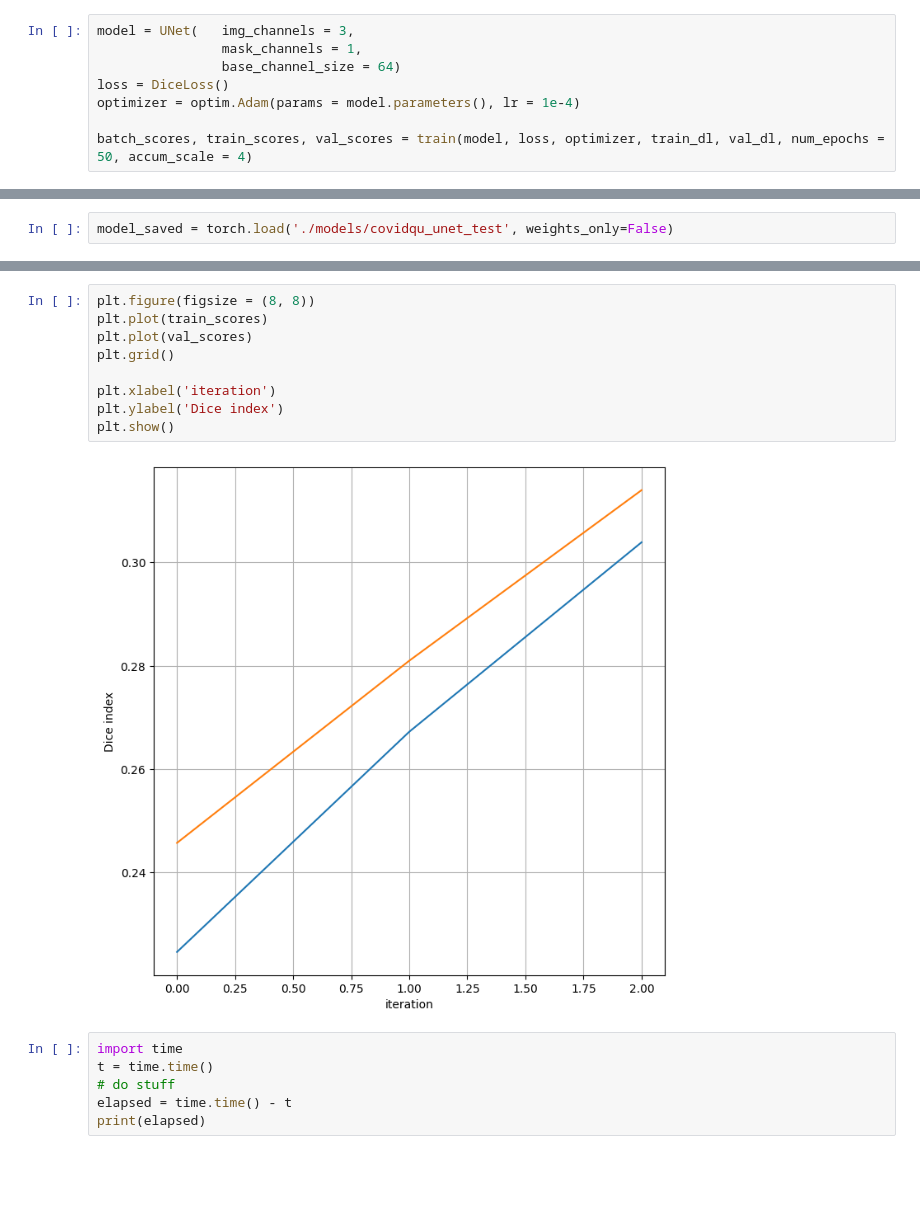
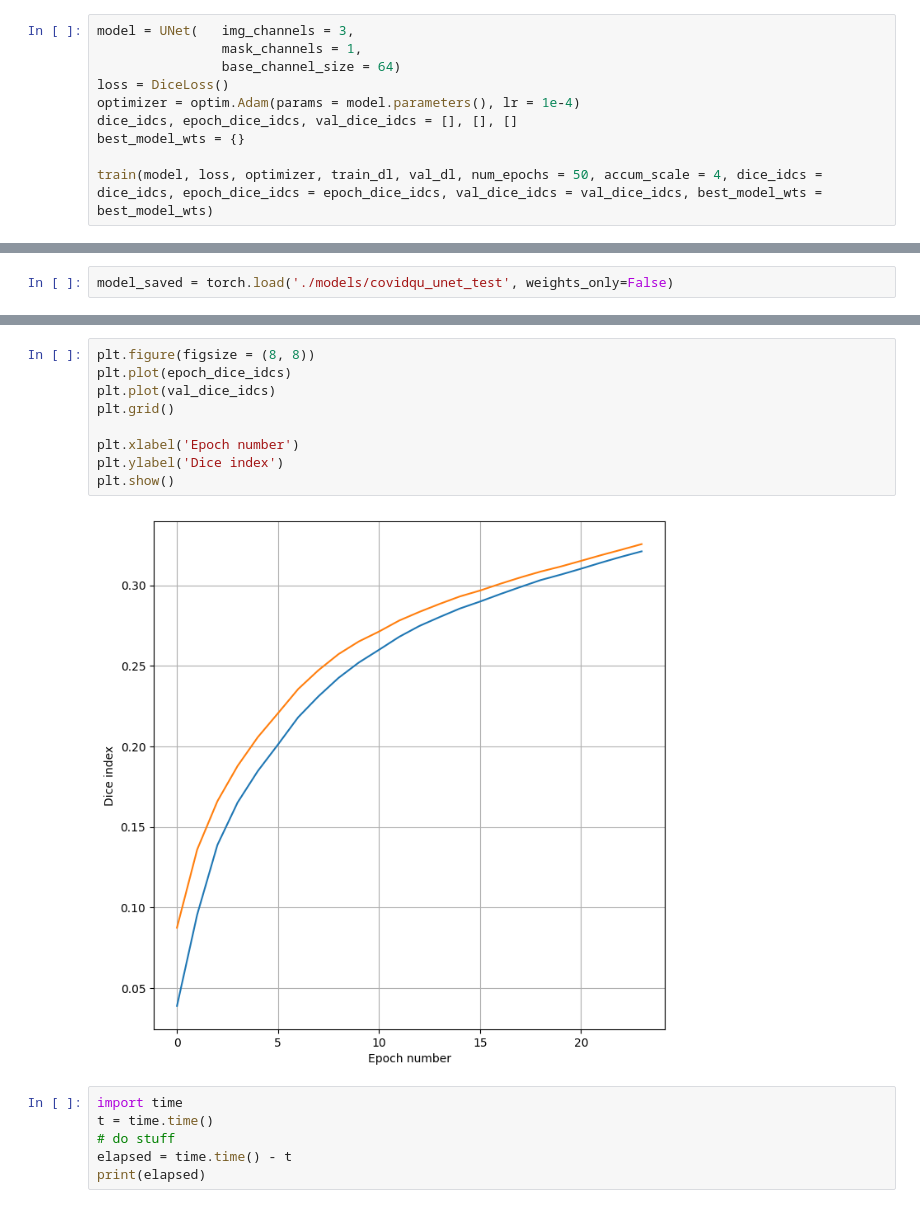
Before and after one commit to macsaba/concrete_crack_thesis, a Jupyter notebook: notebooks/deepcrack_test.ipynb, the cells around one changed output, grey strips where cells are left out. Drawn from its saved outputs; the diff is of its cells as text; blank space fills up the shorter version.

```diff
--- a/notebooks/deepcrack_test.ipynb
+++ b/notebooks/deepcrack_test.ipynb
@@ -57,5 +60,7 @@ model = UNet(   img_channels = 3,
                 base_channel_size = 64)
 loss = DiceLoss()
 optimizer = optim.Adam(params = model.parameters(), lr = 1e-4)
+dice_idcs, epoch_dice_idcs, val_dice_idcs = [], [], []
+best_model_wts = {}
 
-batch_scores, train_scores, val_scores = train(model, loss, optimizer, train_dl, val_dl, num_epochs = 50, accum_scale = 4)
+train(model, loss, optimizer, train_dl, val_dl, num_epochs = 50, accum_scale = 4, dice_idcs = dice_idcs, epoch_dice_idcs = epoch_dice_idcs, val_dice_idcs = val_dice_idcs, best_model_wts = best_model_wts)
@@ -84,14 +110,14 @@ plt.show()
 # %%
 plt.figure(figsize = (8, 8))
-plt.plot(train_scores)
-plt.plot(val_scores)
+plt.plot(epoch_dice_idcs)
+plt.plot(val_dice_idcs)
 plt.grid()
 
-plt.xlabel('iteration')
+plt.xlabel('Epoch number')
 plt.ylabel('Dice index')
 plt.show()
 # %% [output]
-[figure, old version]
+[figure, new version]
 # %%
 import time
 t = time.time()
```
Also changed, not shown: parts of 7 cells of this notebook, 1 other file.
